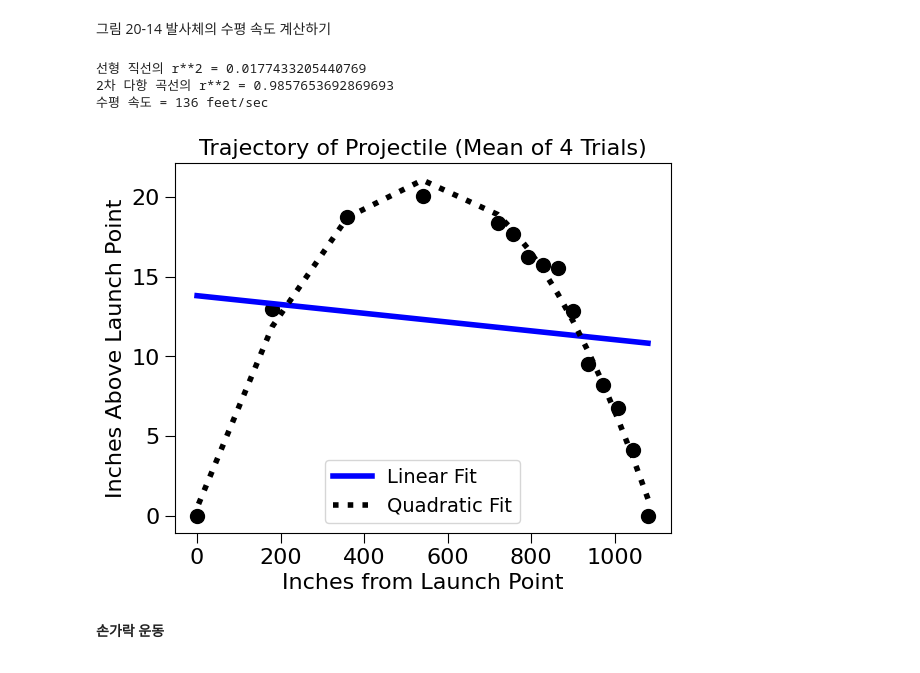
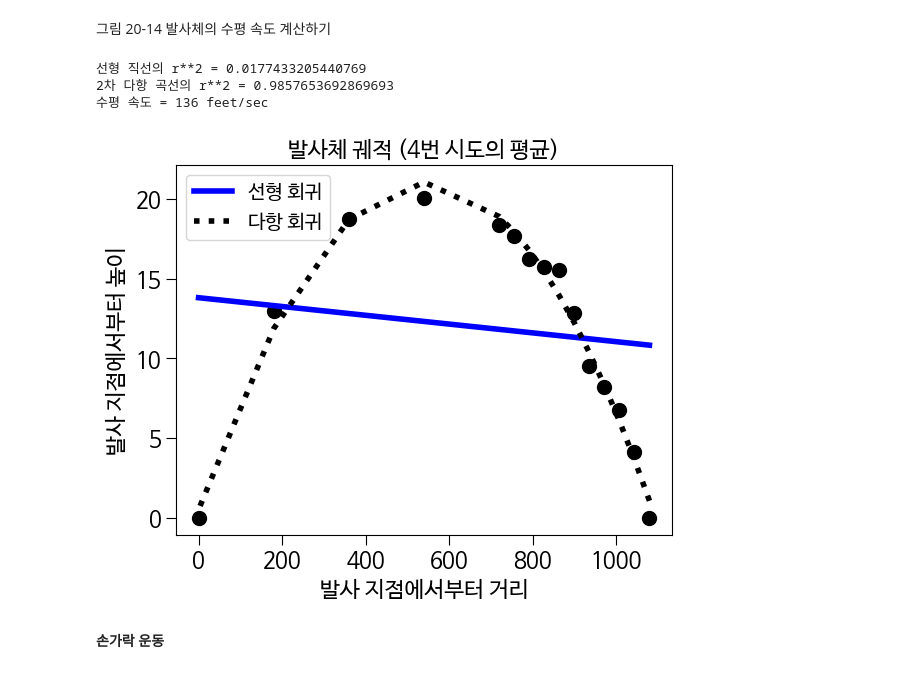
Before and after one commit to rickiepark/python4daml, a Jupyter notebook: 20장.ipynb, the cells around one changed output. Cells and saved outputs as stored; diff of their text form; code cells hidden in the pictures.

```diff
--- a/20장.ipynb
+++ b/20장.ipynb
@@ -197,17 +235,17 @@ def process_trajectories(file_name):
     for h in heights:
         tot_heights = tot_heights + np.array(h)
     mean_heights = tot_heights/len(heights)
-    plt.title('Trajectory of Projectile (Mean of '\
-              + str(num_trials) + ' Trials)')
-    plt.xlabel('Inches from Launch Point')
-    plt.ylabel('Inches Above Launch Point')
+    plt.title('발사체 궤적 ('\
+              + str(num_trials) + '번 시도의 평균)')
+    plt.xlabel('발사 지점에서부터 거리')
+    plt.ylabel('발사 지점에서부터 높이')
     plt.plot(distances, mean_heights, 'ko')
     fit = np.polyfit(distances, mean_heights, 1)
     altitudes = np.polyval(fit, distances)
-    plt.plot(distances, altitudes, 'b', label = 'Linear Fit')
+    plt.plot(distances, altitudes, 'b', label = '선형 회귀')
     fit = np.polyfit(distances, mean_heights, 2)
     altitudes = np.polyval(fit, distances)
-    plt.plot(distances, altitudes, 'k:', label = 'Quadratic Fit')
+    plt.plot(distances, altitudes, 'k:', label = '다항 회귀')
     plt.legend()
 
 process_trajectories('launcherData.csv')
@@ -236,18 +274,18 @@ def process_trajectories(file_name):
     for h in heights:
         tot_heights = tot_heights + np.array(h)
     mean_heights = tot_heights/len(heights)
-    plt.title('Trajectory of Projectile (Mean of '\
-              + str(num_trials) + ' Trials)')
-    plt.xlabel('Inches from Launch Point')
-    plt.ylabel('Inches Above Launch Point')
+    plt.title('발사체 궤적 ('\
+              + str(num_trials) + '번 시도의 평균)')
+    plt.xlabel('발사 지점에서부터 거리')
+    plt.ylabel('발사 지점에서부터 높이')
     plt.plot(distances, mean_heights, 'ko')
     fit = np.polyfit(distances, mean_heights, 1)
     altitudes = np.polyval(fit, distances)
-    plt.plot(distances, altitudes, 'b', label = 'Linear Fit')
+    plt.plot(distances, altitudes, 'b', label = '선형 회귀')
     print('선형 직선의 r**2 =', r_squared(mean_heights, altitudes))
     fit = np.polyfit(distances, mean_heights, 2)
     altitudes = np.polyval(fit, distances)
-    plt.plot(distances, altitudes, 'k:', label = 'Quadratic Fit')
+    plt.plot(distances, altitudes, 'k:', label = '다항 회귀')
     print('2차 다항 곡선의 r**2 =', r_squared(mean_heights, altitudes))
     plt.legend()
 
@@ -275,35 +313,35 @@ def get_horizontal_speed(quad_fit, min_x, max_x):
 # %%
 def process_trajectories(file_name):
     distances, heights = get_trajectory_data(file_name)
     num_trials = len(heights)
     distances = np.array(distances)
     #거리마다 평균 높이를 담은 배열 만들기
     tot_heights = np.array([0]*len(distances))
     for h in heights:
         tot_heights = tot_heights + np.array(h)
     mean_heights = tot_heights/len(heights)
-    plt.title('Trajectory of Projectile (Mean of '\
-              + str(num_trials) + ' Trials)')
-    plt.xlabel('Inches from Launch Point')
-    plt.ylabel('Inches Above Launch Point')
+    plt.title('발사체 궤적 ('\
+              + str(num_trials) + '번 시도의 평균)')
+    plt.xlabel('발사 지점에서부터 거리')
+    plt.ylabel('발사 지점에서부터 높이')
     plt.plot(distances, mean_heights, 'ko')
     fit = np.polyfit(distances, mean_heights, 1)
     altitudes = np.polyval(fit, distances)
-    plt.plot(distances, altitudes, 'b', label = 'Linear Fit')
+    plt.plot(distances, altitudes, 'b', label = '선형 회귀')
     print('선형 직선의 r**2 =', r_squared(mean_heights, altitudes))
     fit = np.polyfit(distances, mean_heights, 2)
     altitudes = np.polyval(fit, distances)
-    plt.plot(distances, altitudes, 'k:', label = 'Quadratic Fit')
+    plt.plot(distances, altitudes, 'k:', label = '다항 회귀')
     print('2차 다항 곡선의 r**2 =', r_squared(mean_heights, altitudes))
     plt.legend()
     get_horizontal_speed(fit, distances[-1], distances[0])
 
 process_trajectories('launcherData.csv')
 # %% [output]
 선형 직선의 r**2 = 0.0177433205440769
 2차 다항 곡선의 r**2 = 0.9857653692869693
 수평 속도 = 136 feet/sec
-[figure, old version]
+[figure, new version]
 # %% [markdown]
 **손가락 운동**
 # %%
```
Also changed, not shown: parts of 16 cells of this notebook.
